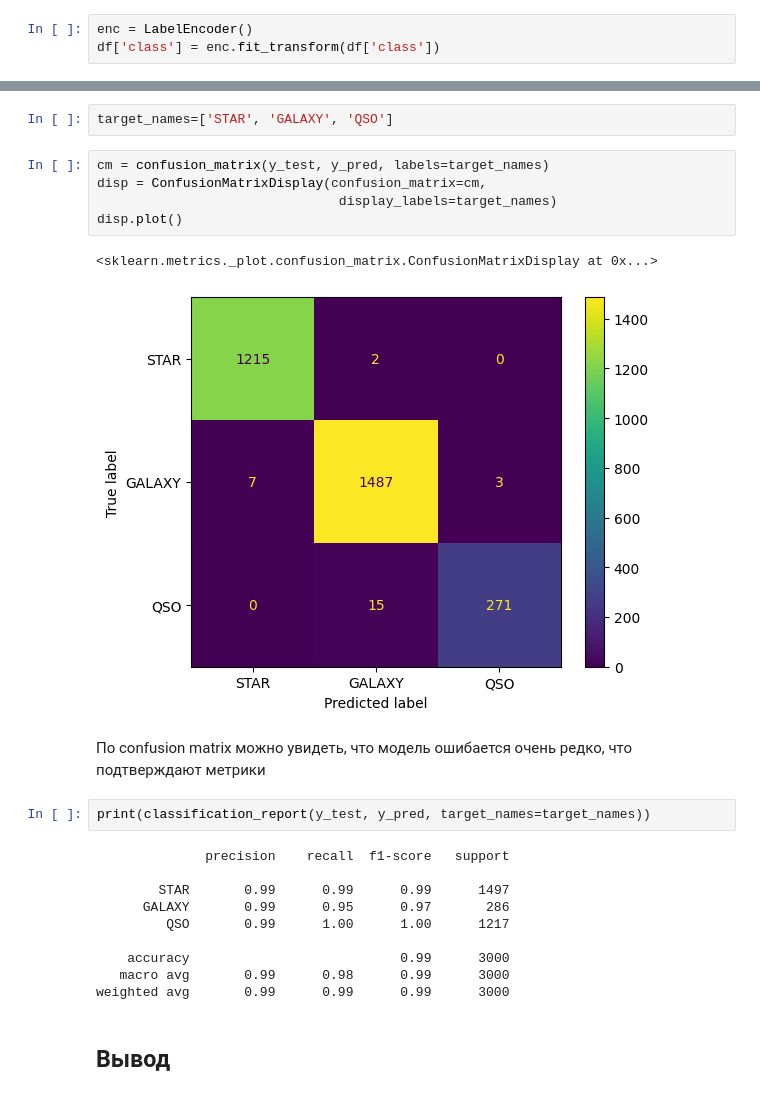
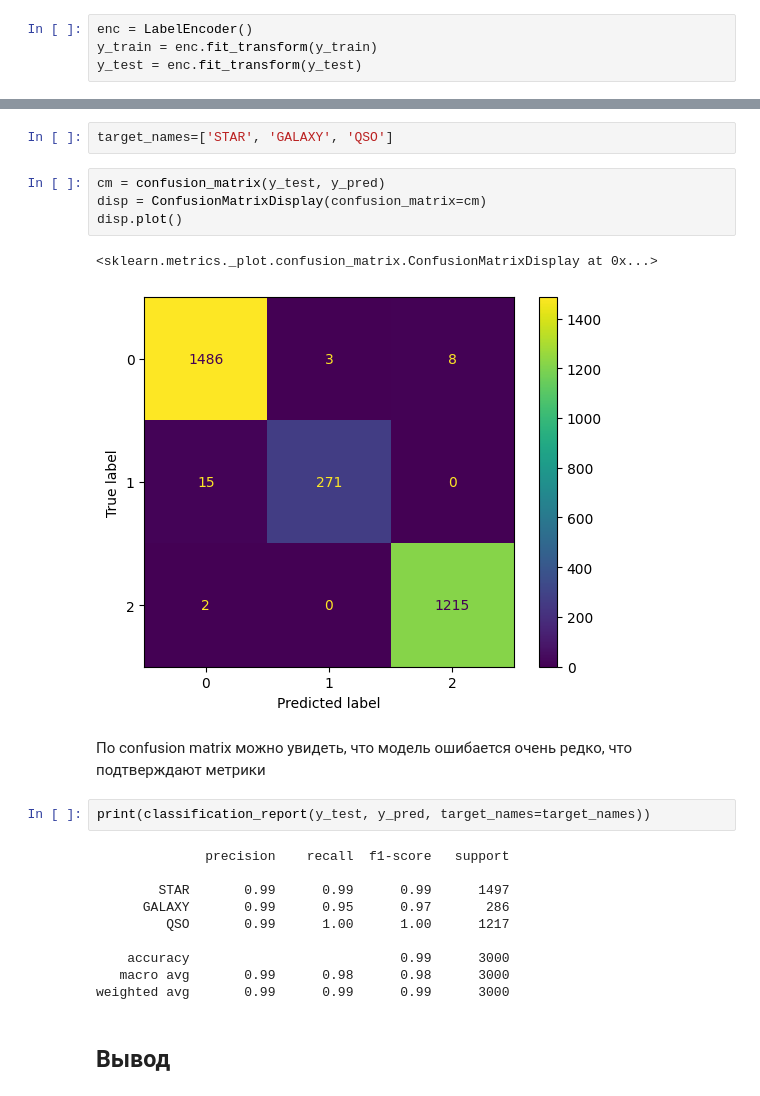
Before and after one commit to starminalush/star-classification-itmo-2023, a Jupyter notebook: notebook/baseline.ipynb, the cells around one changed output, grey strips where cells are left out. Drawn from its saved outputs; the diff is of its cells as text.

```diff
--- a/notebook/baseline.ipynb
+++ b/notebook/baseline.ipynb
@@ -73,4 +73,5 @@ F1: 0.33222281521014
 Перед обучением надо предварительно конвертировать целевую метку в формат, удобный для модели. Выберем LabelEncoder, потому что у нас только одна категориальная переменная, и тут на самом деле без особой разницы, как именно ее кодировать. Если бы у нас было их несколько, то можно было бы использовать OneHotEncoder, чтобы модель не подумала, что между данными после препроцессинга OneHotEncoder есть какая-то связь
 # %%
 enc = LabelEncoder()
-df['class'] = enc.fit_transform(df['class'])
+y_train = enc.fit_transform(y_train)
+y_test = enc.fit_transform(y_test)
@@ -106,13 +111,12 @@ F1: 0.9909492858176309
 # %%
 target_names=['STAR', 'GALAXY', 'QSO']
 # %%
-cm = confusion_matrix(y_test, y_pred, labels=target_names)
-disp = ConfusionMatrixDisplay(confusion_matrix=cm,
-                               display_labels=target_names)
+cm = confusion_matrix(y_test, y_pred)
+disp = ConfusionMatrixDisplay(confusion_matrix=cm)
 disp.plot()
 # %% [output]
 <sklearn.metrics._plot.confusion_matrix.ConfusionMatrixDisplay at 0x...>
-[figure, old version]
+[figure, new version]
 # %% [markdown]
 По confusion matrix  можно увидеть, что модель ошибается очень редко, что подтверждают метрики
 # %%
@@ -125,7 +129,7 @@ print(classification_report(y_test, y_pred, target_names=target_names))
          QSO       0.99      1.00      1.00      1217
 
     accuracy                           0.99      3000
-   macro avg       0.99      0.98      0.99      3000
+   macro avg       0.99      0.98      0.98      3000
 weighted avg       0.99      0.99      0.99      3000
 # %% [markdown]
 ## Вывод
```
Also changed, not shown: parts of 2 cells of this notebook.
